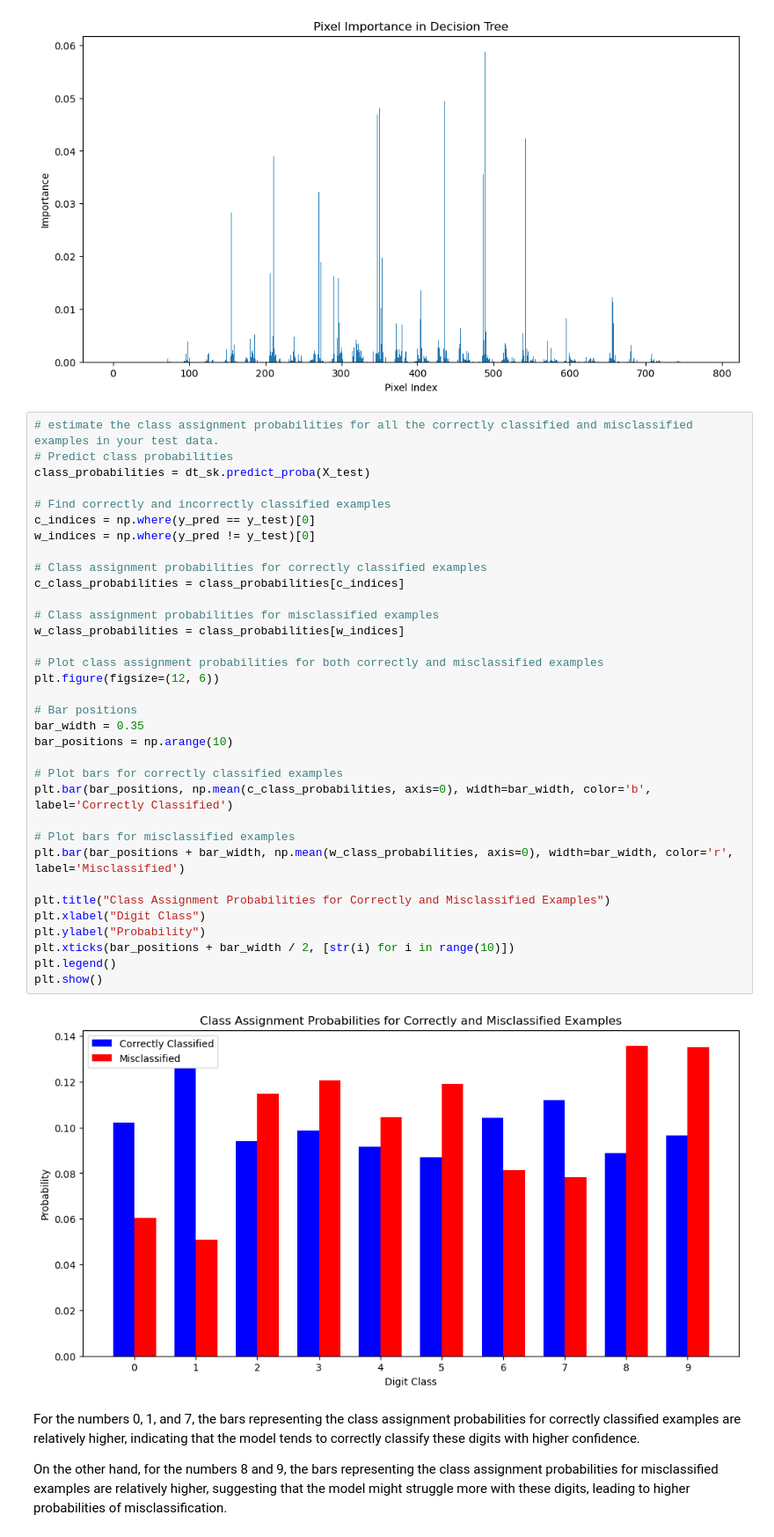
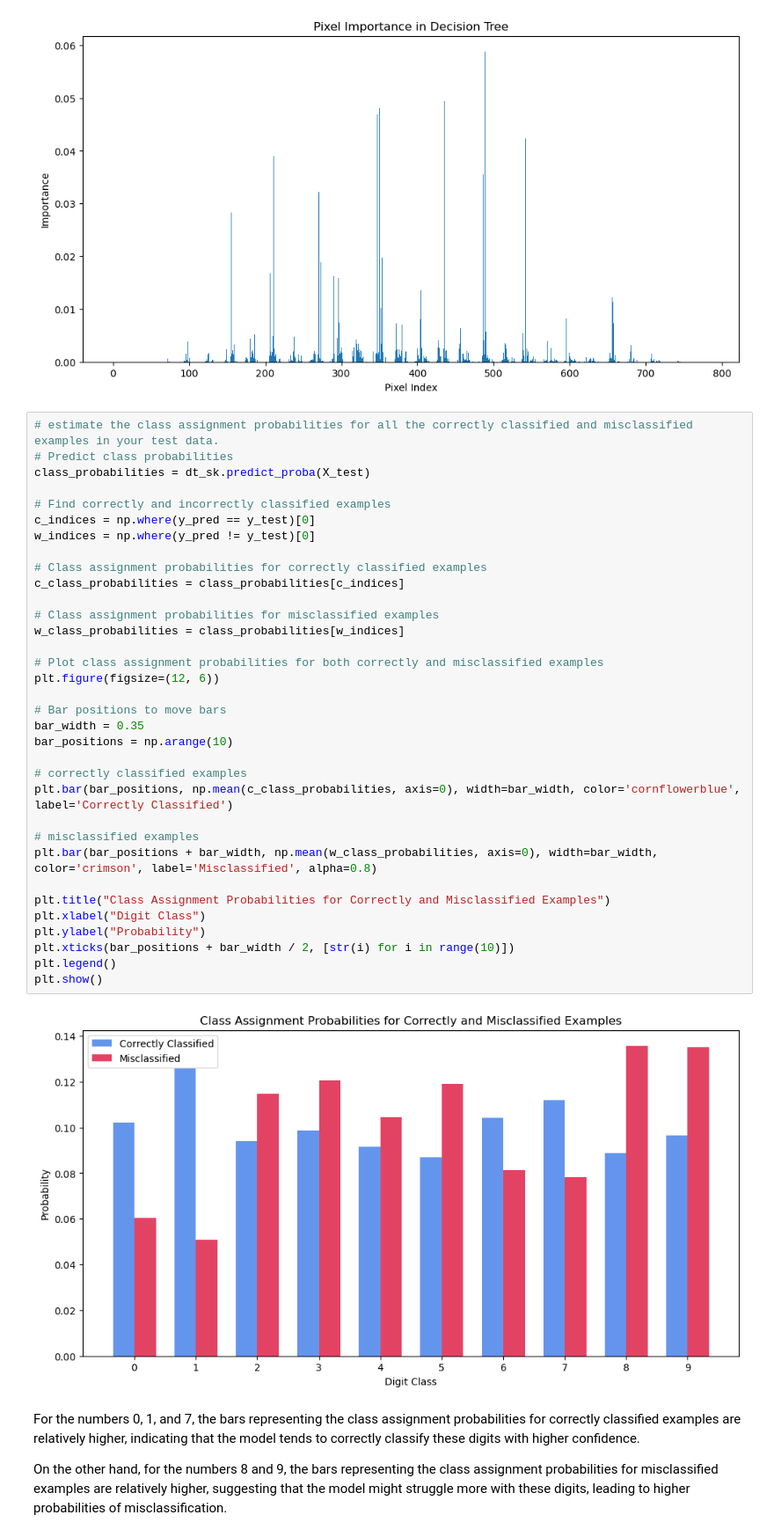
Before and after one commit to JaneAmi/YData_ML, a Jupyter notebook: HW4_DT/HW4_Decision_Trees.ipynb, the cells around one changed output. Shown at 88% size. Saved outputs shown, nothing was run; the diff lists cells and outputs as text.

```diff
--- a/HW4_DT/HW4_Decision_Trees.ipynb
+++ b/HW4_DT/HW4_Decision_Trees.ipynb
@@ -359,39 +359,39 @@ plt.show()
 # %%
 # estimate the class assignment probabilities for all the correctly classified and misclassified examples in your test data.
 # Predict class probabilities
 class_probabilities = dt_sk.predict_proba(X_test)
 
 # Find correctly and incorrectly classified examples
 c_indices = np.where(y_pred == y_test)[0]
 w_indices = np.where(y_pred != y_test)[0]
 
 # Class assignment probabilities for correctly classified examples
 c_class_probabilities = class_probabilities[c_indices]
 
 # Class assignment probabilities for misclassified examples
 w_class_probabilities = class_probabilities[w_indices]
 
 # Plot class assignment probabilities for both correctly and misclassified examples
 plt.figure(figsize=(12, 6))
 
-# Bar positions
+# Bar positions to move bars
 bar_width = 0.35
 bar_positions = np.arange(10)
 
-# Plot bars for correctly classified examples
-plt.bar(bar_positions, np.mean(c_class_probabilities, axis=0), width=bar_width, color='b', label='Correctly Classified')
+# correctly classified examples
+plt.bar(bar_positions, np.mean(c_class_probabilities, axis=0), width=bar_width, color='cornflowerblue', label='Correctly Classified')
 
-# Plot bars for misclassified examples
-plt.bar(bar_positions + bar_width, np.mean(w_class_probabilities, axis=0), width=bar_width, color='r', label='Misclassified')
+# misclassified examples
+plt.bar(bar_positions + bar_width, np.mean(w_class_probabilities, axis=0), width=bar_width, color='crimson', label='Misclassified', alpha=0.8)
 
 plt.title("Class Assignment Probabilities for Correctly and Misclassified Examples")
 plt.xlabel("Digit Class")
 plt.ylabel("Probability")
 plt.xticks(bar_positions + bar_width / 2, [str(i) for i in range(10)])
 plt.legend()
 plt.show()
 # %% [output]
-[figure, old version]
+[figure, new version]
 # %% [markdown]
 For the numbers 0, 1, and 7, the bars representing the class assignment probabilities for correctly classified examples are relatively higher, indicating that the model tends to correctly classify these digits with higher confidence.
 
```
